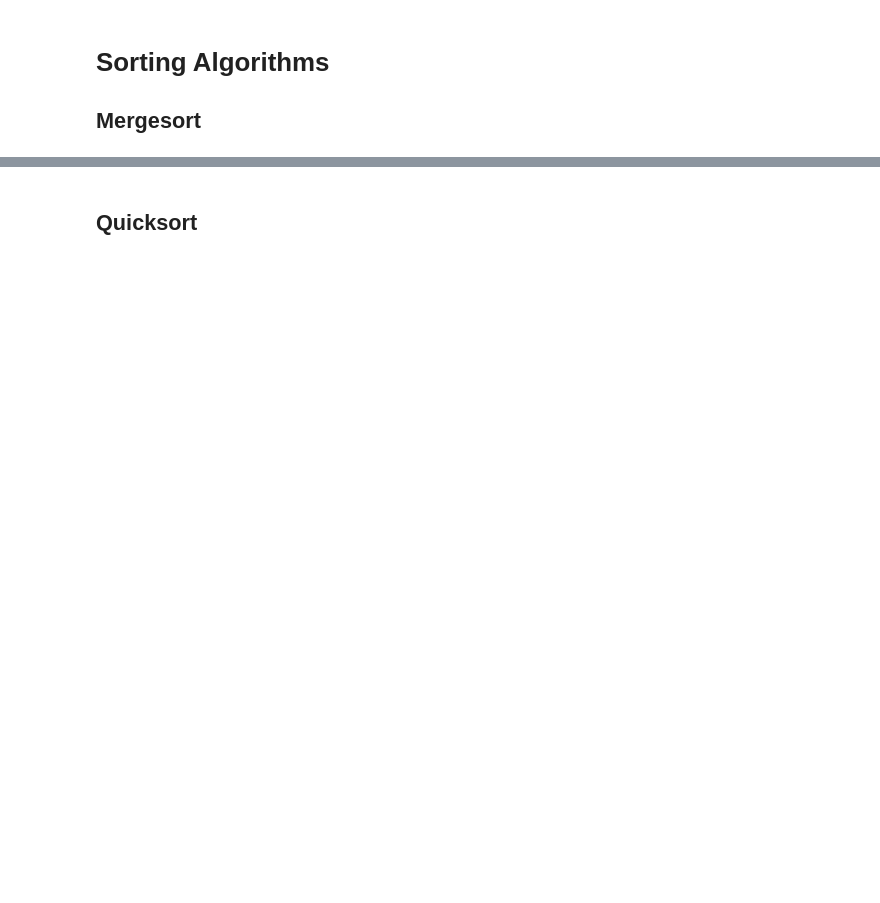
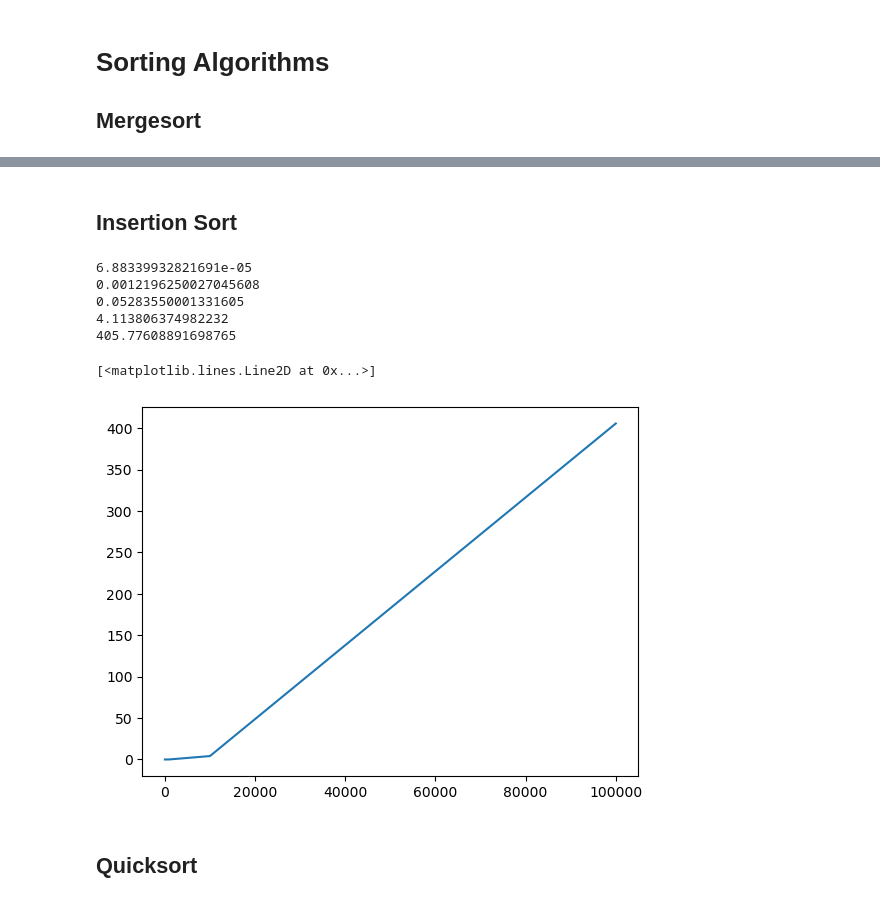
Before and after one commit to thejosephloy/cs_lib, a Jupyter notebook: alg_lib/alg_lib_py/sorting.ipynb, the cells around one changed output, grey strips where cells are left out. Drawn from its saved outputs; the diff is of its cells as text; code cells hidden in the pictures; blank space fills up the shorter version.

Commit message:
insertion sort

```diff
--- a/alg_lib/alg_lib_py/sorting.ipynb
+++ b/alg_lib/alg_lib_py/sorting.ipynb
@@ -114,5 +116,63 @@ ax.plot([10, 100, 1000, 10000, 100000], [time1, time2, time3, time4, time5])
 [<matplotlib.lines.Line2D at 0x...>]
 [figure]
+# %% [markdown]
+## Insertion Sort
+# %%
+def insertionsort(A):
+    for j in range(1, A.size):
+        key = A[j]
+        i = j - 1
+        while (i >= 0 and A[i] > key):
+            A[i + 1] = A[i]
+            i = i - 1
+        A[i + 1] = key
+
+A_10 = np.random.randint(low=-10000, high=10000, size=10)
+start1 = timer()
+insertionsort(A_10)
+end1 = timer()
+time1 = end1 - start1
+print(time1) # time in seconds
+
+A_100 = np.random.randint(low=-10000, high=10000, size=100)
+start2 = timer()
+insertionsort(A_100)
+end2 = timer()
+time2 = end2 - start2
+print(time2) # time in seconds
+
+A_1000 = np.random.randint(low=-10000, high=10000, size=1000)
+start3 = timer()
+insertionsort(A_1000)
+end3 = timer()
+time3 = end3 - start3
+print(time3) # time in seconds
+
+A_10000 = np.random.randint(low=-10000, high=10000, size=10000)
+start4 = timer()
+insertionsort(A_10000)
+end4 = timer()
+time4 = end4 - start4
+print(time4) # time in seconds
+
+A_100000 = np.random.randint(low=-10000, high=10000, size=100000)
+start5 = timer()
+insertionsort(A_100000)
+end5 = timer()
+time5 = end5 - start5
+print(time5) # time in seconds
+
+
+fig, ax = plt.subplots()
+ax.plot([10, 100, 1000, 10000, 100000], [time1, time2, time3, time4, time5])
+# %% [output]
+6.88339932821691e-05
+0.0012196250027045608
+0.05283550001331605
+4.113806374982232
+405.77608891698765
+[<matplotlib.lines.Line2D at 0x...>]
+[figure, added]
 # %% [markdown]
 ## Quicksort
 # %%
```
Also changed, not shown: parts of 7 cells of this notebook.
